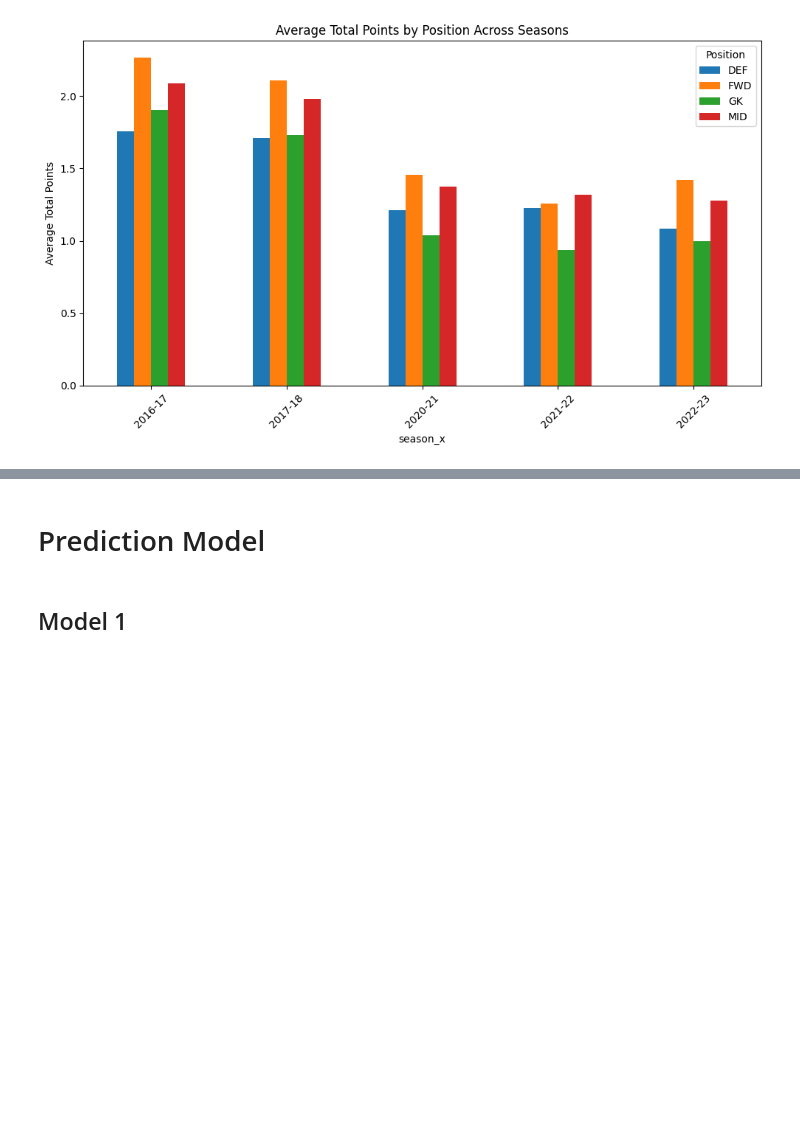
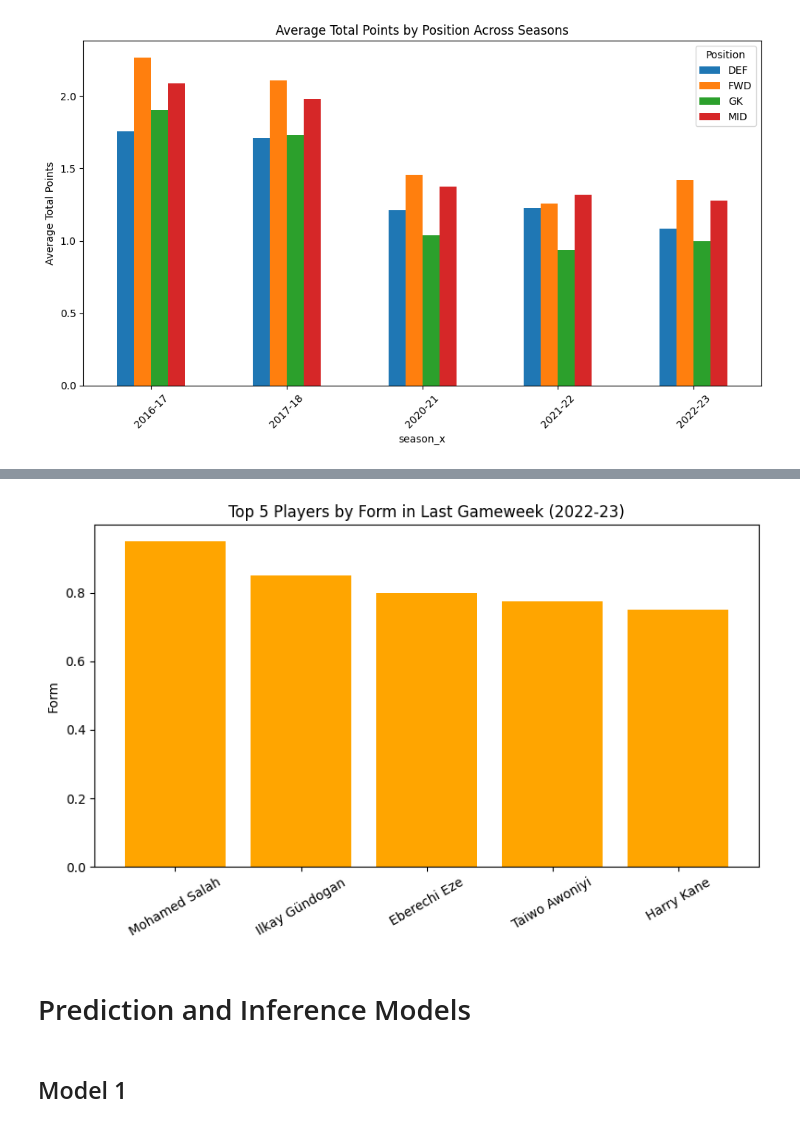
Before and after one commit to AhmedSameh19/fantasy-football-predictor, a Jupyter notebook: pred.ipynb, the cells around one changed output, grey strips where cells are left out. Drawn from its saved outputs; the diff is of its cells as text; code cells hidden in the pictures; blank space fills up the shorter version.

```diff
--- a/pred.ipynb
+++ b/pred.ipynb
@@ -882,5 +961,25 @@ plt.show()
+# %%
+# Get the last gameweek number for 2022-23 season
+last_gw = fpl_copy[fpl_copy['season_x'] == '2022-23']['GW'].max()
+
+# Filter for last gameweek
+last_gw_df = fpl_copy[(fpl_copy['season_x'] == '2022-23') & (fpl_copy['GW'] == last_gw)]
+
+# Get top 5 players by form in the last gameweek
+top5_last_gw_form = last_gw_df.nlargest(5, 'form')[['name', 'form']]
+
+# Plot histogram
+plt.figure(figsize=(8, 5))
+plt.bar(top5_last_gw_form['name'], top5_last_gw_form['form'], color='orange')
+plt.ylabel('Form')
+plt.title('Top 5 Players by Form in Last Gameweek (2022-23)')
+plt.xticks(rotation=30)
+plt.tight_layout()
+plt.show()
+# %% [output]
+[figure, added]
 # %% [markdown]
-# Prediction Model
+# Prediction and Inference Models
 # %%
 fpl_model = fpl_copy.dropna(subset=['upcoming_total_points']).copy()
 # %% [markdown]
```
Also changed, not shown: parts of 92 cells of this notebook, 1 other file.
